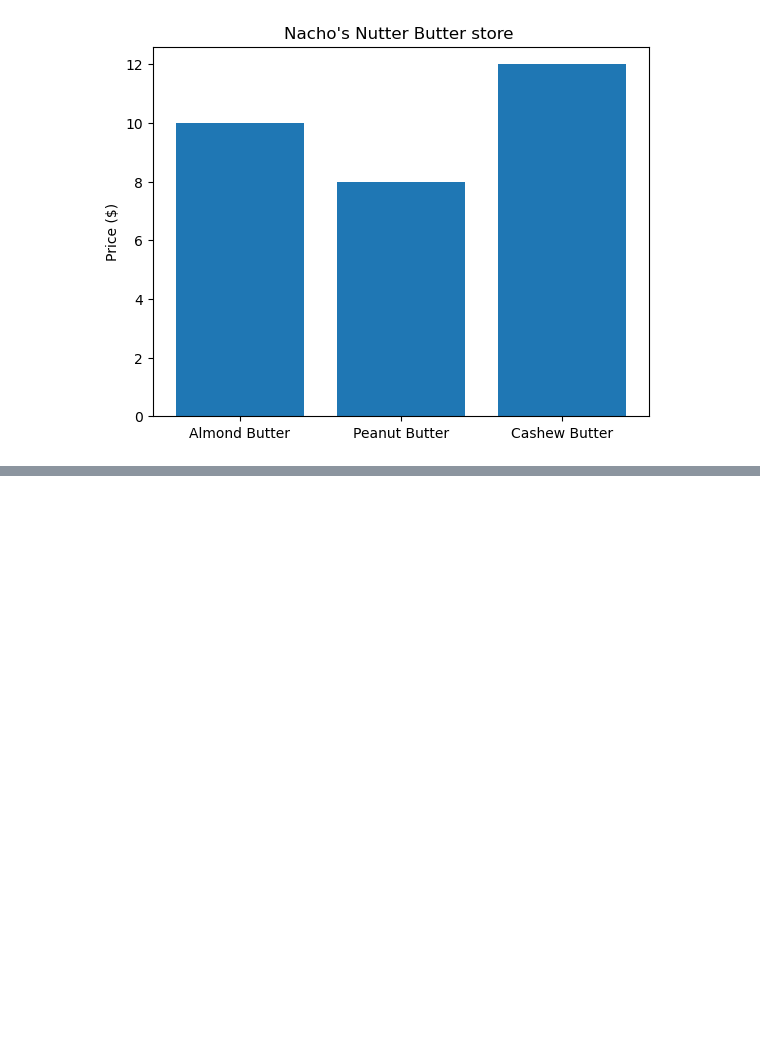
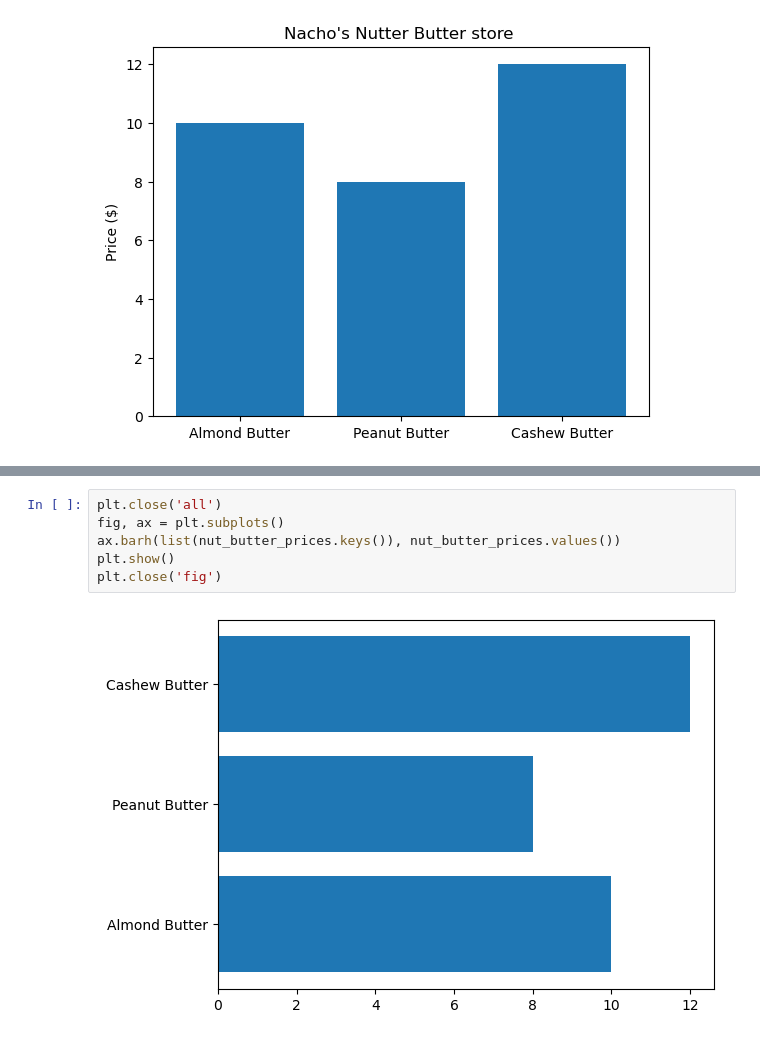
Before and after one commit to nacho481/capstone_project, a Jupyter notebook: sample_project1/Matplotlib/Matplotlib.ipynb, the cells around one changed output, grey strips where cells are left out. Saved outputs shown, nothing was run; the diff lists cells and outputs as text; blank space fills up the shorter version.

```diff
--- a/sample_project1/Matplotlib/Matplotlib.ipynb
+++ b/sample_project1/Matplotlib/Matplotlib.ipynb
@@ -183,0 +199,8 @@ plt.close('fig')
+# %%
+plt.close('all')
+fig, ax = plt.subplots()
+ax.barh(list(nut_butter_prices.keys()), nut_butter_prices.values())
+plt.show()
+plt.close('fig')
+# %% [output]
+[figure, added]
```
Also changed, not shown: parts of 2 cells of this notebook.
